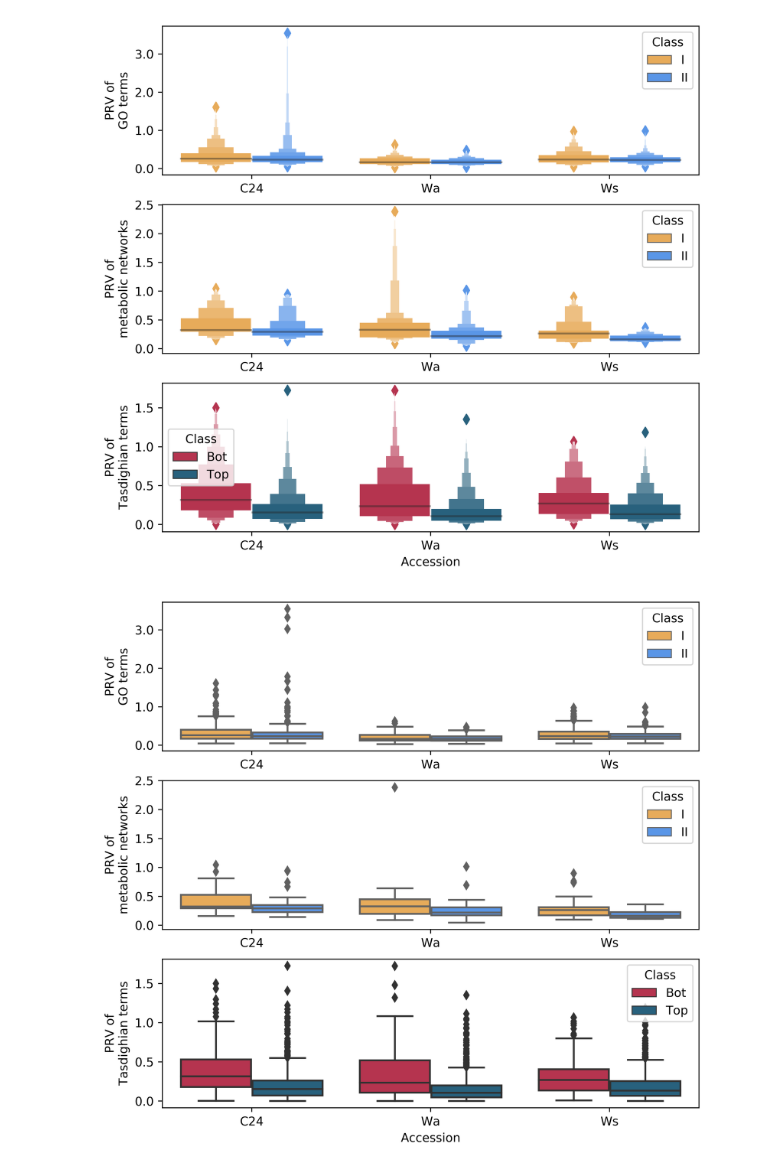
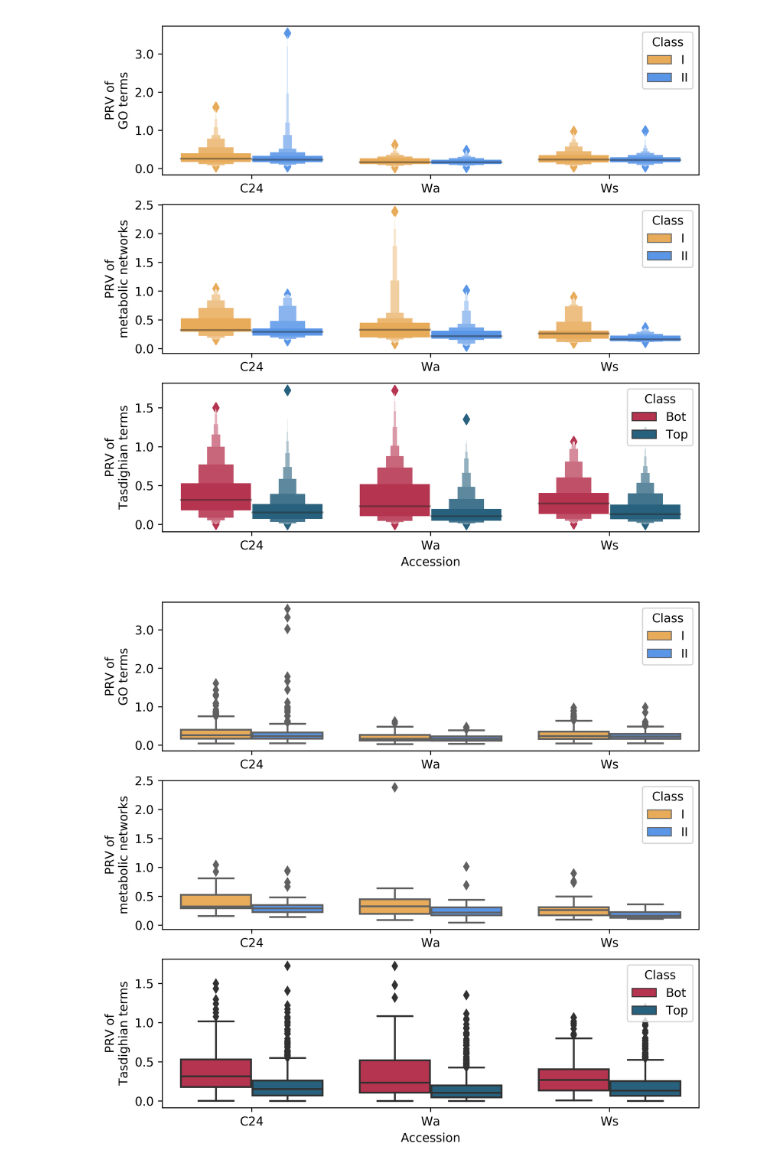
Before and after one commit to barneypotter24/ploidy-seq, a Jupyter notebook: notebooks/all_prv.ipynb, the cells around one changed output. Saved outputs shown, nothing was run; the diff lists cells and outputs as text; code cells hidden in the pictures.

Commit message:
Update legend location for PRV figures

```diff
--- a/notebooks/all_prv.ipynb
+++ b/notebooks/all_prv.ipynb
@@ -55,6 +55,7 @@ ax1.get_xaxis().set_tick_params(direction='out')
 ax1.xaxis.set_ticks_position('bottom')
 ax1.set_xlabel(' ')
 ax1.set_ylabel('PRV of\nGO terms')
+ax1.legend(title="Class", loc="upper right")
 
 
 ###############################
@@ -69,34 +70,36 @@ ax2 = sns.boxenplot(x="Accession", y="PRV",
 ax2.yaxis.set_major_formatter(FormatStrFormatter('%.1f'))
 ax2.get_xaxis().set_tick_params(direction='out')
 ax2.xaxis.set_ticks_position('bottom')
 ax2.set_ylabel('PRV of\nmetabolic networks')
 ax2.set_xlabel(' ')
+ax2.legend(title="Class", loc="upper right")
 
 ###############################
 ####       PRV Plots       ####
 ###############################
 sns.set_palette(tf_colors)
 ax3 = sns.boxenplot(x="Accession", y="PRV",
                     hue="Class", data=tas,
                     palette=tf_colors,
                     ax=ax3)
 
 ax3.yaxis.set_major_formatter(FormatStrFormatter('%.1f'))
 
 ax3.get_xaxis().set_tick_params(direction='out')
 ax3.xaxis.set_ticks_position('bottom')
 ax3.set_xlabel(' ')
 ax3.set_ylabel('PRV of\nTasdighian terms')
+ax3.legend(title="Class", loc="upper right")
 
 
 
 ax3.set_xlabel('Accession')
 
 # General plot tidying
 plt.subplots_adjust(bottom=0.15, wspace=0.05)
 plt.savefig('../figures/all_prv_boxen.png')
 # %% [output]
-[figure, old version]
+[figure, new version]
 # %%
 # Plot dosage responses
 fig, (ax1, ax2, ax3) = plt.subplots(nrows=3, ncols=1, figsize=(8,8), dpi=DPI, sharex=True)
```
Also changed, not shown: 1 other file.
